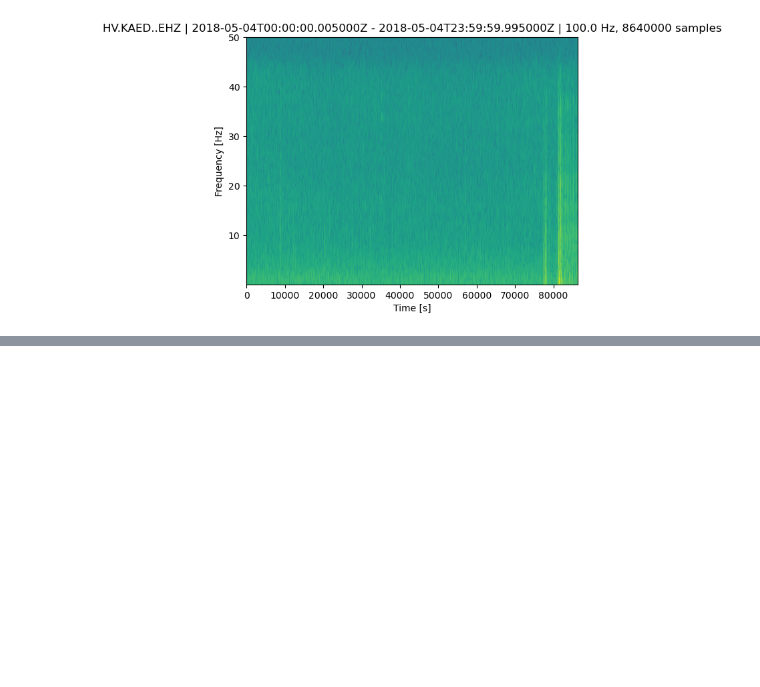
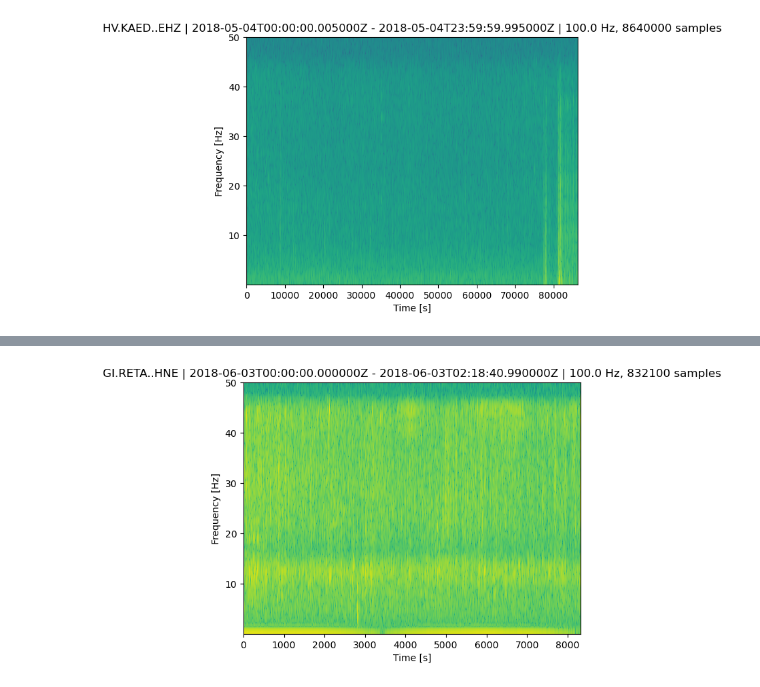
Before and after one commit to gowantae/volcano, a Jupyter notebook: VolcanoEarthquakes.ipynb, the cells around one changed output, grey strips where cells are left out. Cells and saved outputs as stored; diff of their text form; code cells hidden in the pictures; blank space fills up the shorter version.

```diff
--- a/VolcanoEarthquakes.ipynb
+++ b/VolcanoEarthquakes.ipynb
@@ -168,0 +244,4 @@ spec = st[0].spectrogram(dbscale=True)
+# %%
+spec = st[0].spectrogram(dbscale=True)
+# %% [output]
+[figure, added]
```
Also changed, not shown: parts of 11 cells of this notebook.
